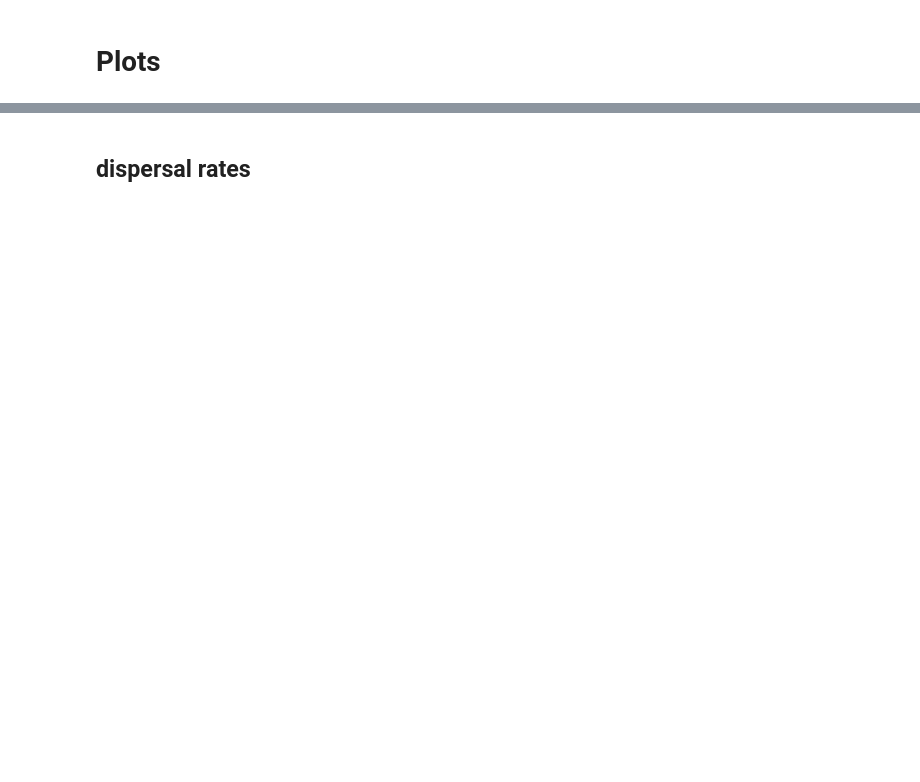
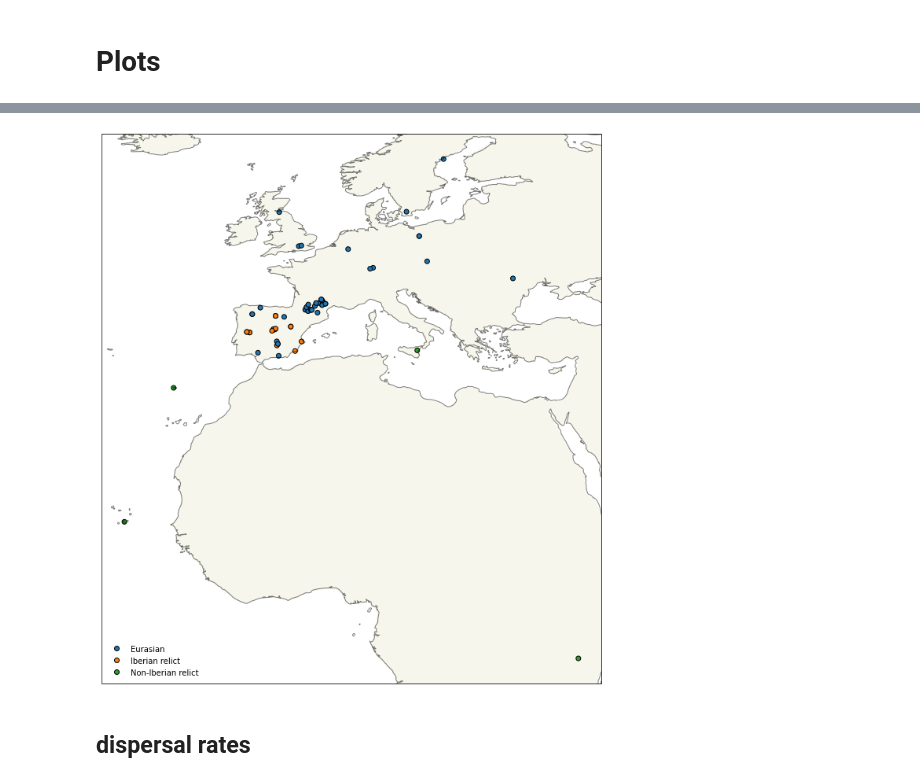
Before and after one commit to mmosmond/sparg-ms, a Jupyter notebook: athaliana/longreads/notebooks/plots.ipynb, the cells around one changed output, grey strips where cells are left out. Drawn from its saved outputs; the diff is of its cells as text; code cells hidden in the pictures; blank space fills up the shorter version.

```diff
--- a/athaliana/longreads/notebooks/plots.ipynb
+++ b/athaliana/longreads/notebooks/plots.ipynb
@@ -92,3 +80,22 @@ fig.write_image(plotdir + 'locations.png')
+# %%
+fig = plt.figure(figsize=(10, 10))
+
+ax = fig.add_subplot(projection=ccrs.PlateCarree())
+
+cmap = plt.cm.tab10
+ax.scatter(locations[:,0], locations[:,1], transform=ccrs.PlateCarree(), color=cmap(population_ixs), edgecolor='k', zorder=1)
+
+ax.coastlines(resolution='50m', alpha=0.5)
+ax.add_feature(cfeature.LAND, alpha=0.5)
+
+handles = [plt.Line2D((0,1),(0,0), color=cmap(i), marker='o', linestyle='', markeredgecolor='k') for i in range(3)]
+plt.legend(handles, population_names, loc='lower left', frameon=False)
+
+plt.tight_layout()
+# plt.savefig(plotdir + 'locations.pdf')
+plt.show()
+# %% [output]
+[figure, added]
 # %% [markdown]
 ## dispersal rates
 # %%
```
Also changed, not shown: parts of 51 cells of this notebook, 2 other files.
